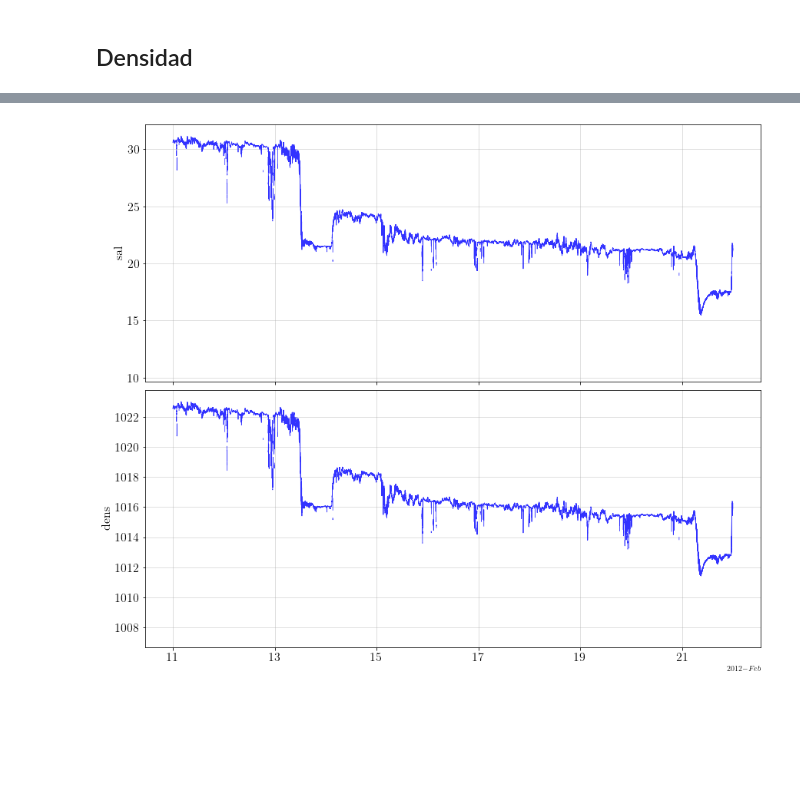
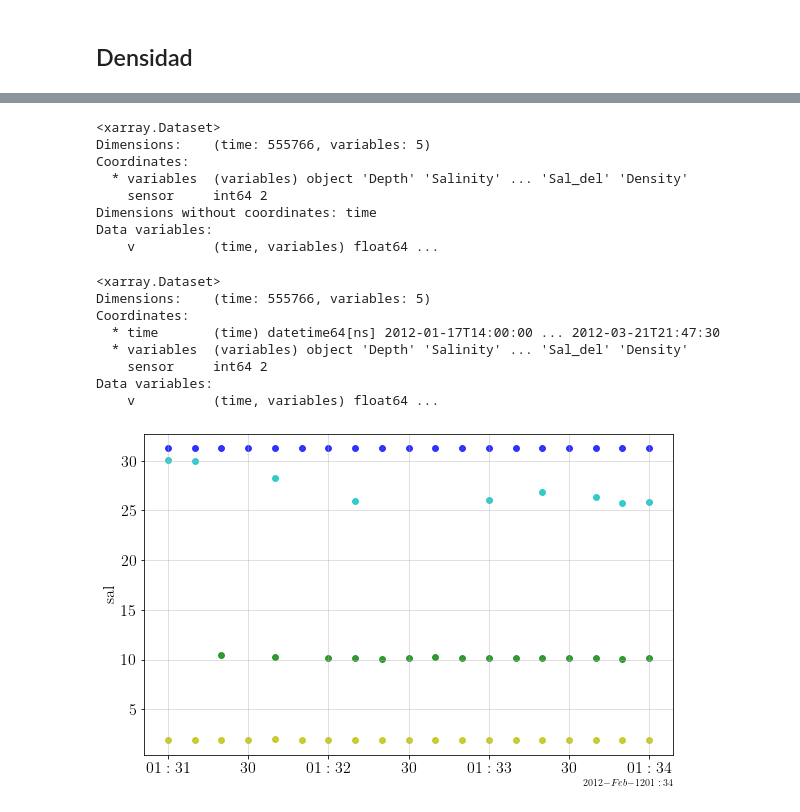
Before and after one commit to Dhannai/Thesis, a Jupyter notebook: febmar/del_sal_tem.ipynb, the cells around one changed output, grey strips where cells are left out. Drawn from its saved outputs; the diff is of its cells as text; code cells hidden in the pictures; blank space fills up the shorter version.

```diff
--- a/febmar/del_sal_tem.ipynb
+++ b/febmar/del_sal_tem.ipynb
@@ -730 +732,18 @@ PC_ds = xr.concat([PCds, rho_pc], dim="variables")
+# %%
+DC_CTD = xr.open_dataset("data//DC_CTD")
+NM_CTD = xr.open_dataset("data//NM_CTD")
+ML_CTD = xr.open_dataset("data//ML_CTD")
+PC_CTD = xr.open_dataset("data//PC_CTD")
+# %%
+DC_CTD['v'] = DC_CTD['__xarray_dataarray_variable__']
+DC_CTD = DC_CTD.drop(['__xarray_dataarray_variable__'])
+
+NM_CTD['v'] = NM_CTD['__xarray_dataarray_variable__']
+NM_CTD = NM_CTD.drop(['__xarray_dataarray_variable__'])
+
+ML_CTD['v'] = ML_CTD['__xarray_dataarray_variable__']
+ML_CTD = ML_CTD.drop(['__xarray_dataarray_variable__'])
+
+PC_CTD['v'] = PC_CTD['__xarray_dataarray_variable__']
+PC_CTD = PC_CTD.drop(['__xarray_dataarray_variable__'])
 # %%
@@ -735,34 +754,56 @@ PC_ds.to_netcdf("data/PC_CTD")
+# %%
+t10 = datetime(2012,2,12,1,31,40)
+
+DC_CTD = DC_CTD.where(DC_CTD.time!=t10)
+# %%
+DC_CTD.sel(sensor=2)
+# %% [output]
+<xarray.Dataset>
+Dimensions:    (time: 555766, variables: 5)
+Coordinates:
+  * variables  (variables) object 'Depth' 'Salinity' ... 'Sal_del' 'Density'
+    sensor     int64 2
+Dimensions without coordinates: time
+Data variables:
+    v          (time, variables) float64 ...
+# %%
+DC_CTD.sel(sensor=2)
+# %% [output]
+<xarray.Dataset>
+Dimensions:    (time: 555766, variables: 5)
+Coordinates:
+  * time       (time) datetime64[ns] 2012-01-17T14:00:00 ... 2012-03-21T21:47:30
+  * variables  (variables) object 'Depth' 'Salinity' ... 'Sal_del' 'Density'
+    sensor     int64 2
+Data variables:
+    v          (time, variables) float64 ...
 # %%
-sal = DC_ds.sel(variables="Sal_del", sensor=2).sel(time=slice("2012-02-11 00:00:00","2012-02-22 00:00:00"))
-dens = DC_ds.sel(variables="Density", sensor=2).sel(time=slice("2012-02-11 00:00:00","2012-02-22 00:00:00"))
+sal = DC_CTD.sel(variables="Sal_del").sel(time=slice("2012-02-12 01:31:00","2012-02-12 01:34:00"))
+dens = DC_CTD.sel(variables="Density").sel(time=slice("2012-02-11 01:30:00","2012-02-19 02:00:00"))
 
-fig, (ax1, ax2) = plt.subplots(nrows=2, figsize=(12, 10), constrained_layout=True, sharex=True)
+fig, (ax1) = plt.subplots(nrows=1, figsize=(8, 5), constrained_layout=True, sharex=True)
 
 #Formato fecha
 locator = mdates.AutoDateLocator()
 formatter = mdates.ConciseDateFormatter(locator)
 
 ax1.set_ylabel(r"sal ",
           fontsize=16)
 
-ax1.plot(sal.time, sal.values, c='b', alpha=0.8, linewidth=0.8, label='top-bottom')
+ax1.scatter(sal.time, sal.sel(sensor=1).v, c='b', alpha=0.8, linewidth=0.8, label='top-bottom')
+ax1.scatter(sal.time, sal.sel(sensor=2).v, c='c', alpha=0.8, linewidth=0.8, label='top-bottom')
+ax1.scatter(sal.time, sal.sel(sensor=3).v, c='g', alpha=0.8, linewidth=0.8, label='top-bottom')
+ax1.scatter(sal.time, sal.sel(sensor=4).v, c='y', alpha=0.8, linewidth=0.8, label='top-bottom')
 
 ax1.xaxis.set_tick_params(labelsize=16)
 ax1.yaxis.set_tick_params(labelsize=16)
 ax1.grid(alpha=0.5)
 
-ax2.set_ylabel(r"dens ",
-          fontsize=16)
 
-ax2.plot(dens.time, dens.values, c='b', alpha=0.8, linewidth=0.8, label='top-bottom')
-
-ax2.xaxis.set_tick_params(labelsize=16)
-ax2.yaxis.set_tick_params(labelsize=16)
-ax2.grid(alpha=0.5)
 
 
 # Ajustar formato fecha
 ax1.xaxis.set_major_locator(locator)
 ax1.xaxis.set_major_formatter(formatter)
 # %% [output]
-[figure, old version]
+[figure, new version]
```
Also changed, not shown: parts of 3 cells of this notebook.
